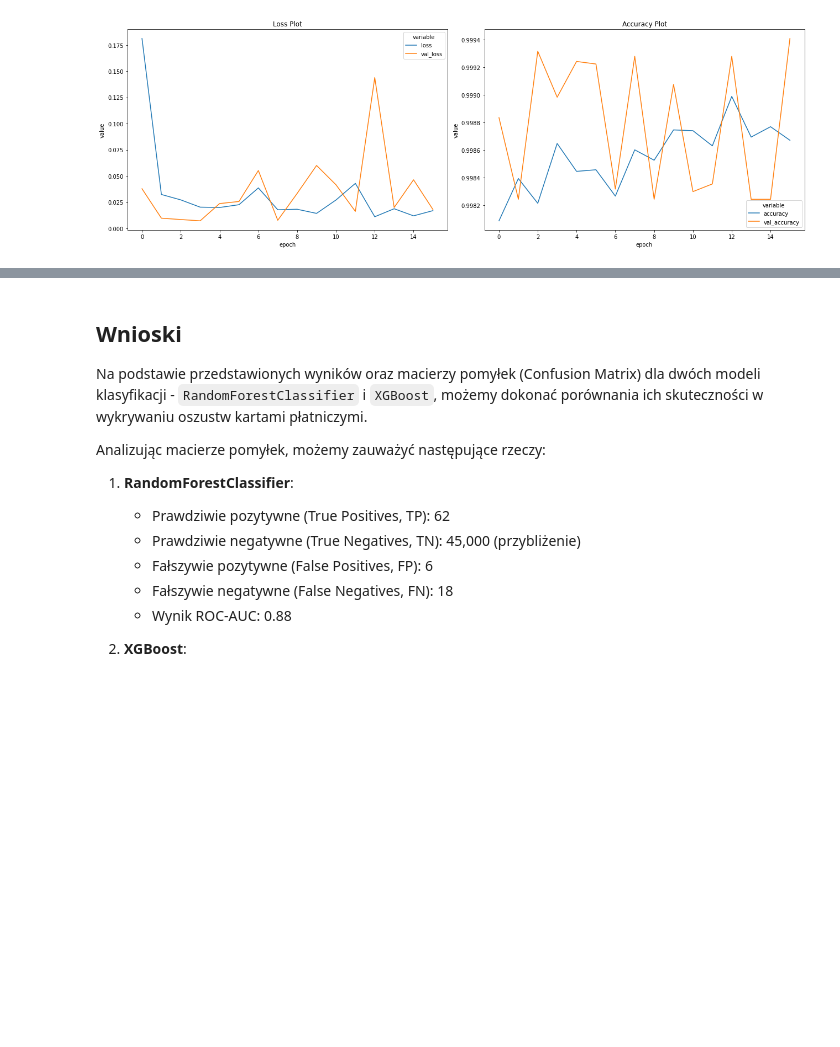
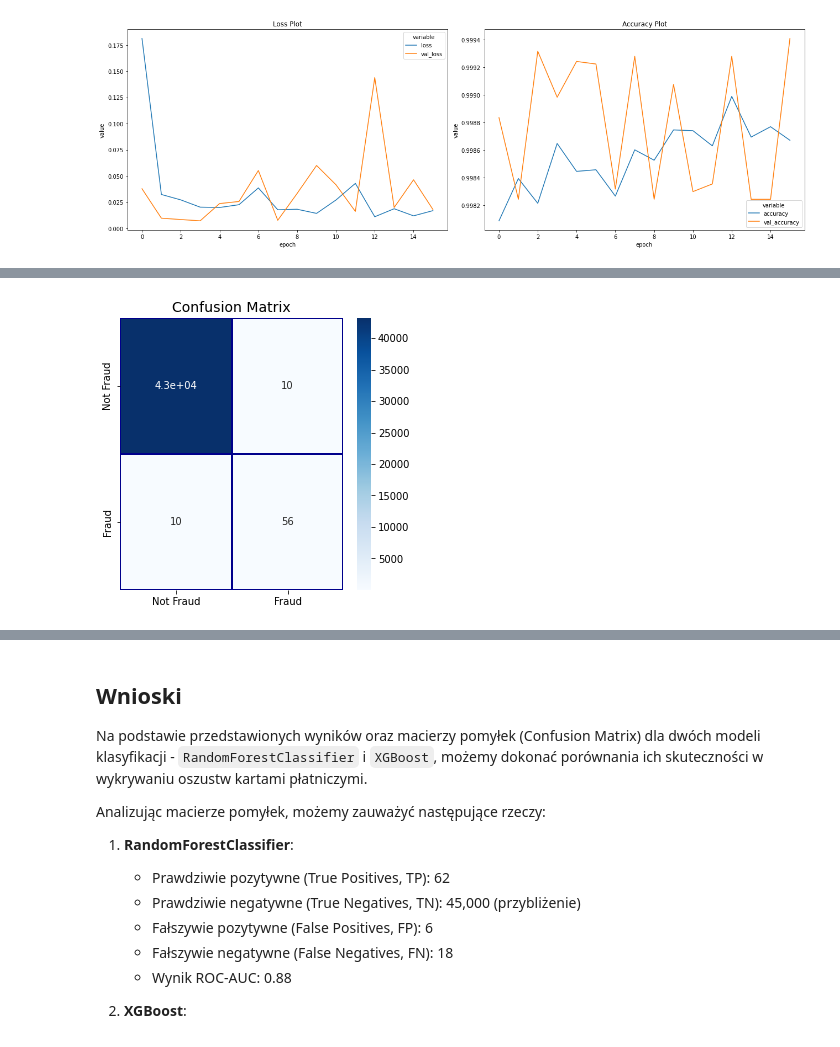
Before and after one commit to Kozioleczek/credit-card-fraud, a Jupyter notebook: sprawozdanie.ipynb, the cells around one changed output, grey strips where cells are left out. Cells and saved outputs as stored; diff of their text form; code cells hidden in the pictures; blank space fills up the shorter version.

Commit message:
Models conclude

```diff
--- a/sprawozdanie.ipynb
+++ b/sprawozdanie.ipynb
@@ -785,0 +787,12 @@ chart_loss_accuracy(history)
+# %%
+model = keras.models.Sequential()
+
+model.add(keras.layers.Input(shape=train_df[predictors].shape[1]))
+model.add(keras.layers.Dense(2048, activation='relu'))
+model.add(keras.layers.Dropout(0.5))
+model.add(keras.layers.Dense(1024, activation='relu'))
+model.add(keras.layers.Dense(1, activation='sigmoid'))
+
+
+model.compile(optimizer=keras.optimizers.Adam(learning_rate=0.0001), loss='binary_crossentropy', metrics = [tf.keras.metrics.AUC(curve='ROC'), 'accuracy'])
+model.summary()
@@ -785,0 +817,3 @@ chart_loss_accuracy(history)
+# %%
+history = model.fit(train_df[predictors], train_df[target], epochs=30, batch_size=256, validation_data=(test_df[predictors], test_df[target]))
+preds = model.predict(valid_df[predictors]).flatten()
@@ -785,0 +838,4 @@ chart_loss_accuracy(history)
+# %%
+chart_tf_conf_mat(preds)
+# %% [output]
+[figure, added]
```
Also changed, not shown: parts of 5 cells of this notebook.
